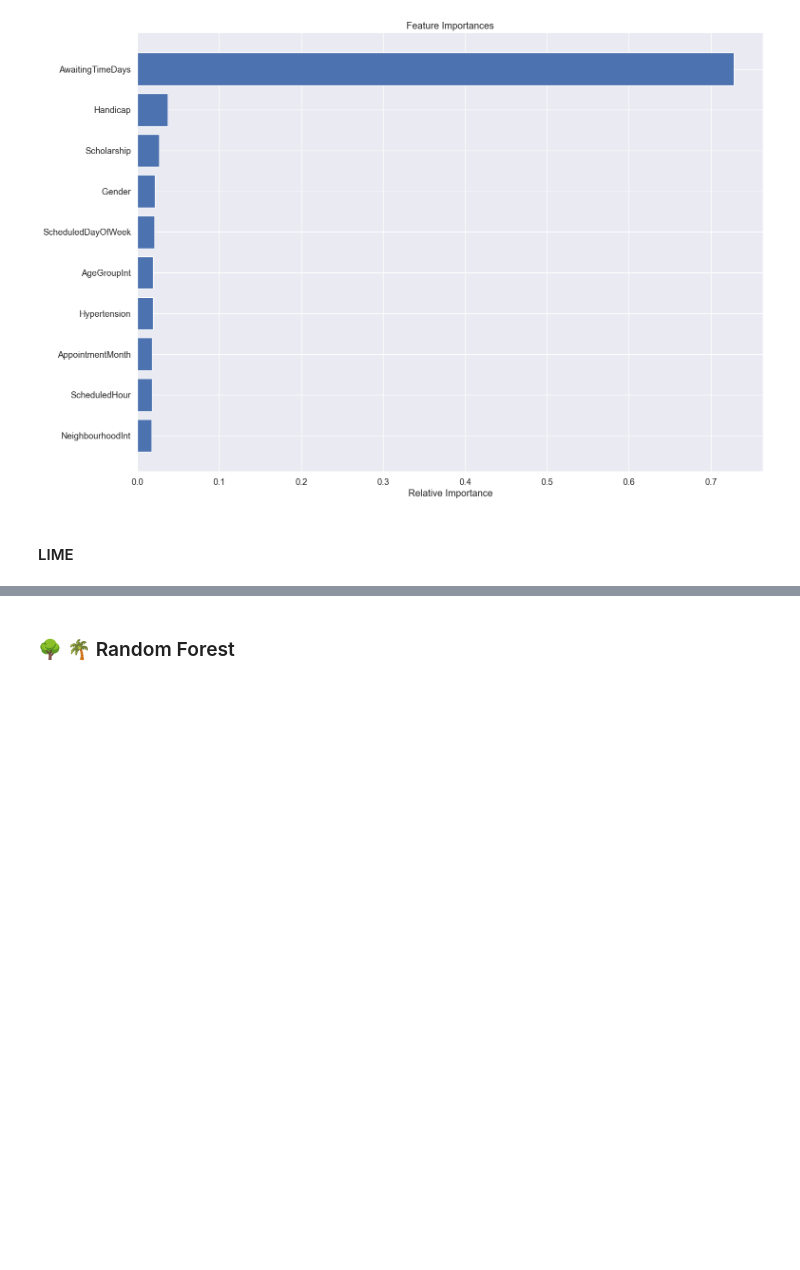
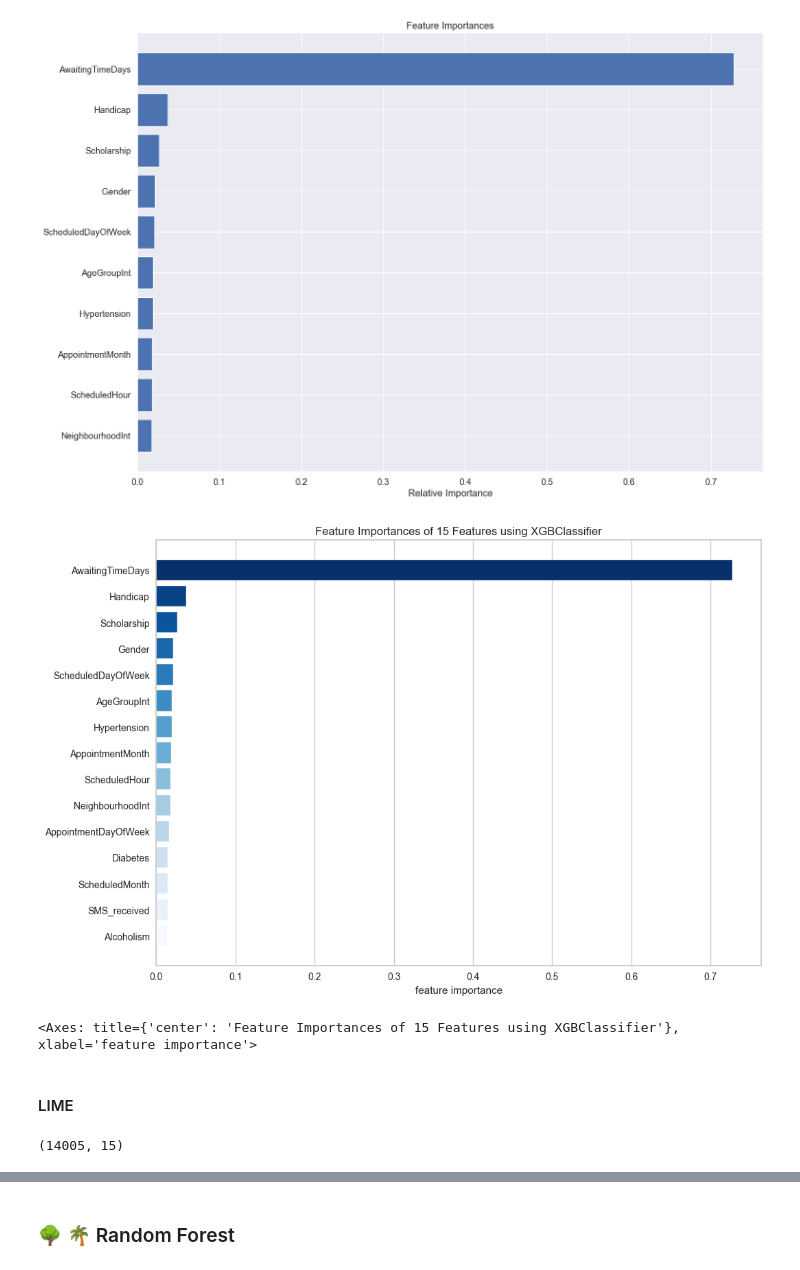
Before and after one commit to polejowska/mappshow-ml-xai, a Jupyter notebook: classifiers_xai.ipynb, the cells around one changed output, grey strips where cells are left out. Cells and saved outputs as stored; diff of their text form; code cells hidden in the pictures; blank space fills up the shorter version.

```diff
--- a/classifiers.ipynb
+++ b/classifiers_xai.ipynb
@@ -246,8 +311,25 @@ plt.xlabel('Relative Importance')
 plt.show()
 # %% [output]
 [figure]
+# %%
+viz = FeatureImportances(
+    xgboost_cls,
+    size=(1080, 720),
+    max_num_features=10,
+    relative=False,
+    colormap='Blues',
+)
+viz.fit(X_train, y_train)
+viz.show()
+# %% [output]
+[figure, added]
+<Axes: title={'center': 'Feature Importances of 15 Features using XGBClassifier'}, xlabel='feature importance'>
 # %% [markdown]
 #### LIME
+# %%
+X_test.shape
+# %% [output]
+(14005, 15)
 # %%
 lime = LimeTabular(
     model=xgboost_cls,
```
Also changed, not shown: parts of 11 cells of this notebook, 1 other file.
